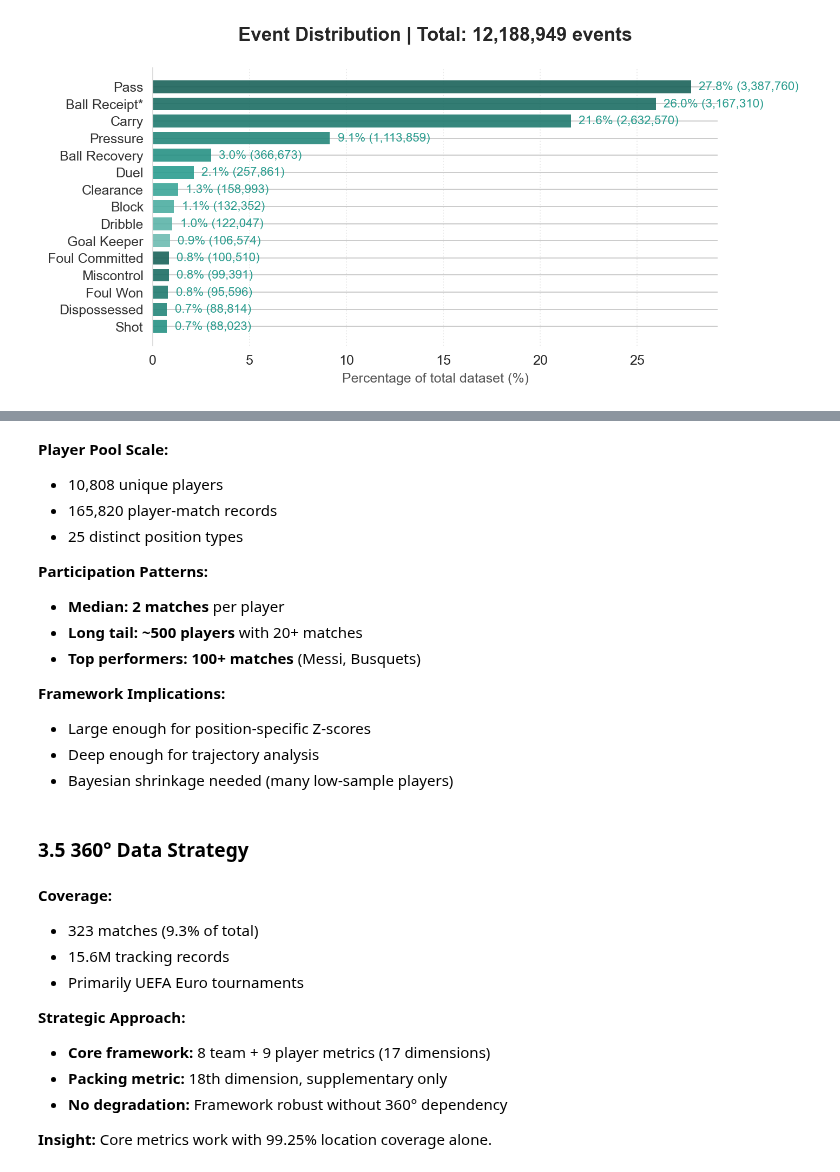
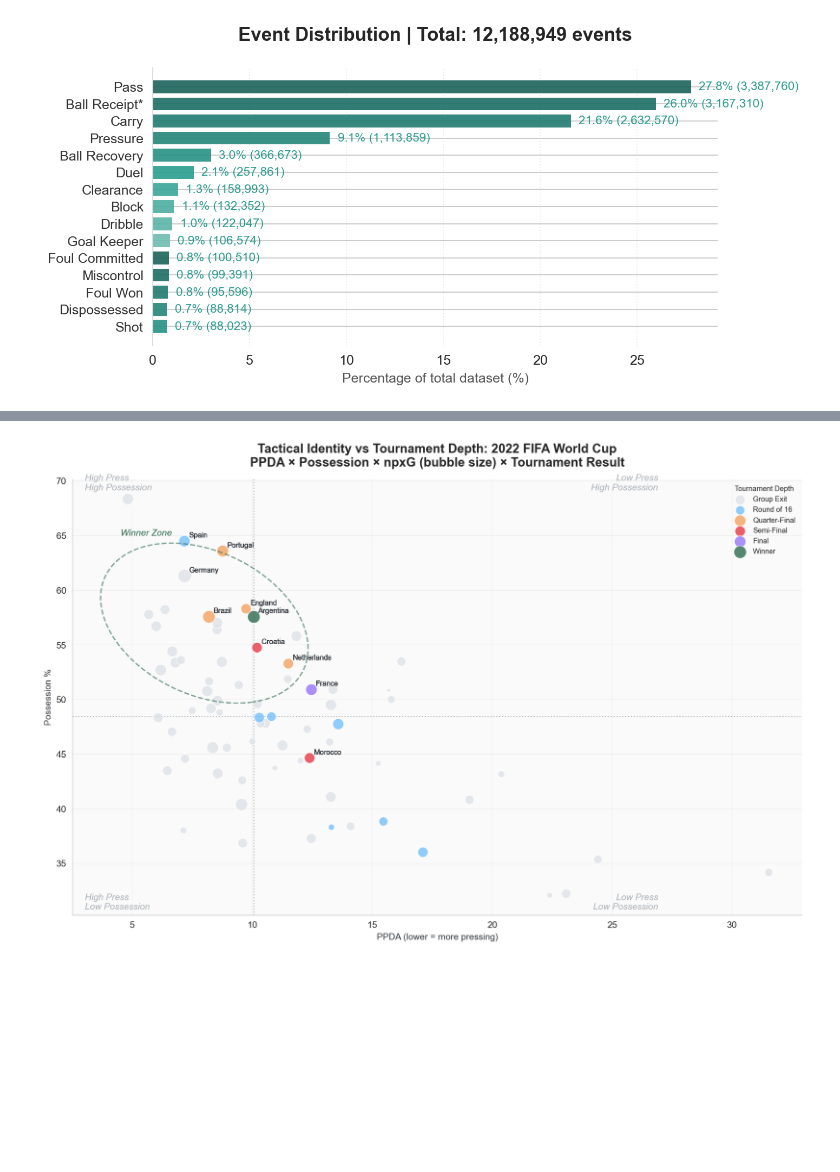
Before and after one commit to soh364/soccer-analytics-capstone-XOh, a Jupyter notebook: eda/EDA_executive_xoh.ipynb, the cells around one changed output, grey strips where cells are left out. Drawn from its saved outputs; the diff is of its cells as text; code cells hidden in the pictures; blank space fills up the shorter version.

```diff
--- a/eda/EDA_executive_xoh.ipynb
+++ b/eda/EDA_executive_xoh.ipynb
@@ -285,19 +279,4 @@ functional role across time-on-pitch rather than emergency tactical adjustments.
 # %%
-display(Image(filename='lineups_player_participation.png'))
+display(Image(filename='figures/tactical_scatter.png'))
+# %% [output]
+[figure, added]
-# %% [markdown]
-**Player Pool Scale:**
-- 10,808 unique players
-- 165,820 player-match records
-- 25 distinct position types
-
-**Participation Patterns:**
-- **Median: 2 matches** per player
-- **Long tail: ~500 players** with 20+ matches
-- **Top performers: 100+ matches** (Messi, Busquets)
-
-**Framework Implications:**
-- Large enough for position-specific Z-scores
-- Deep enough for trajectory analysis
-- Bayesian shrinkage needed (many low-sample players)
-# %% [markdown]
-### 3.5 360° Data Strategy
@@ -306,12 +282,0 @@ display(Image(filename='360_coverage.png'))
-# %% [markdown]
-**Coverage:**
-- 323 matches (9.3% of total)
-- 15.6M tracking records
-- Primarily UEFA Euro tournaments
-
-**Strategic Approach:**
-- **Core framework:** 8 team + 9 player metrics (17 dimensions)
-- **Packing metric:** 18th dimension, supplementary only
-- **No degradation:** Framework robust without 360° dependency
-
-**Insight:** Core metrics work with 99.25% location coverage alone.
```
Also changed, not shown: parts of 13 cells of this notebook.
